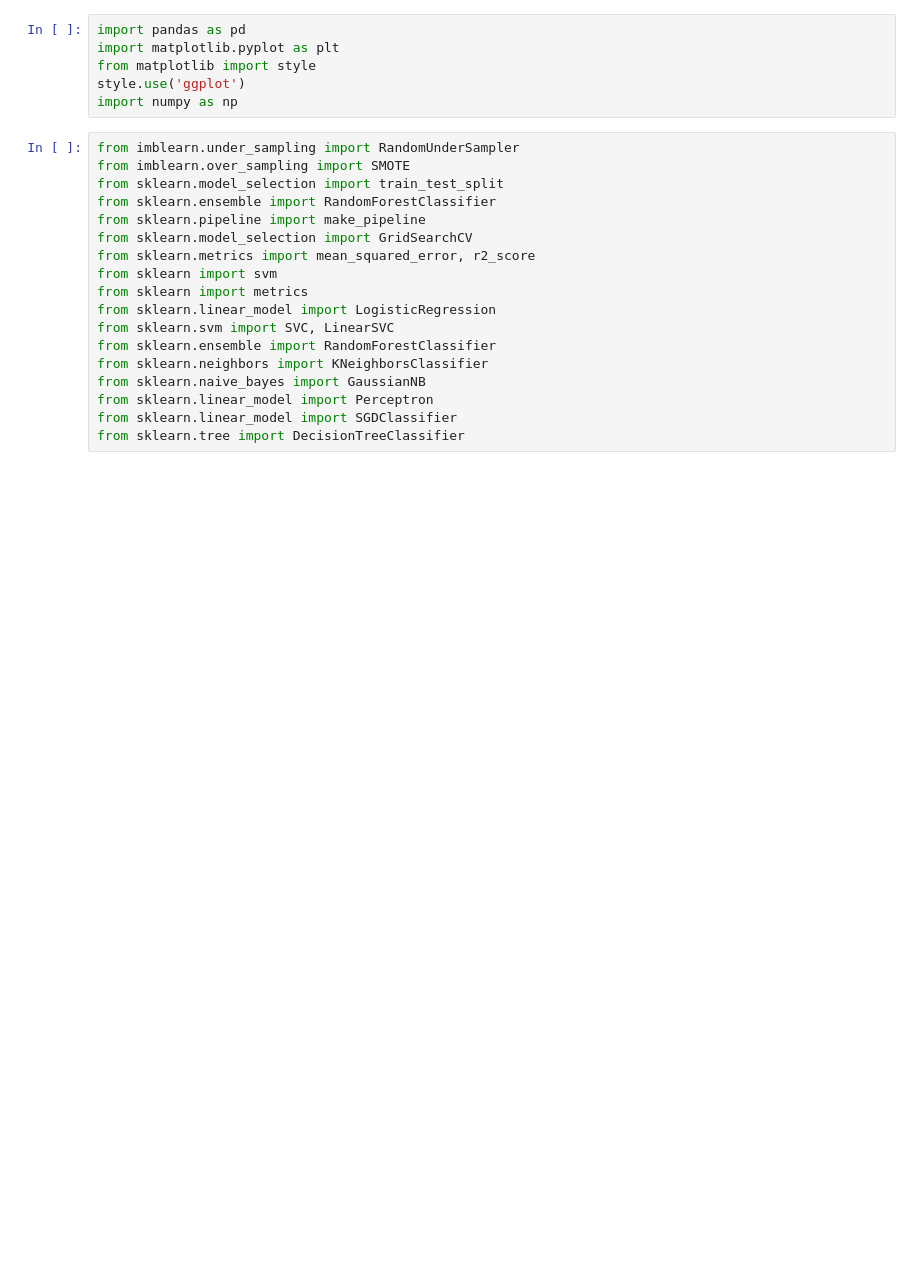
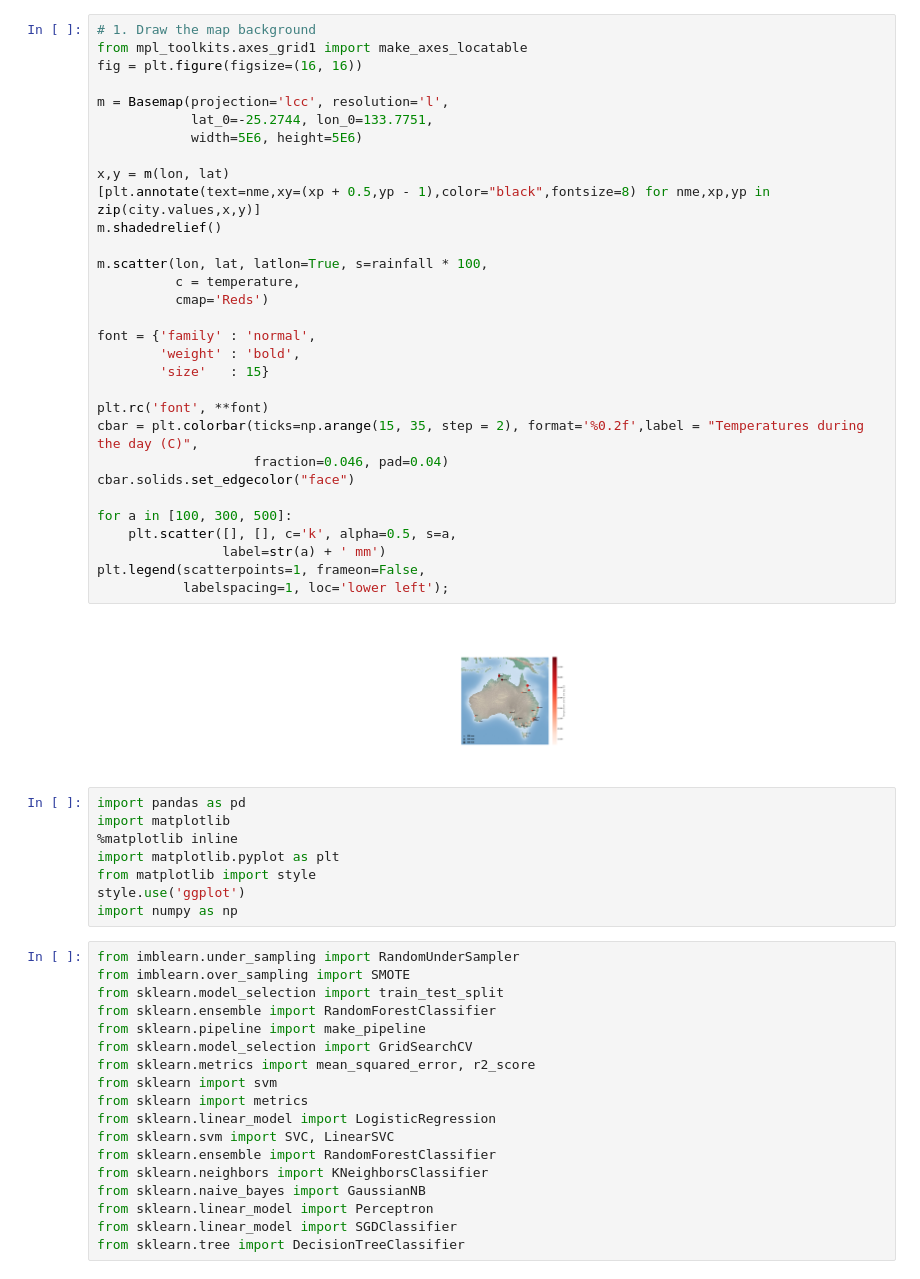
Before and after one commit to lcstrang/GWDCML, a Jupyter notebook: Hackathon_preprocessing.ipynb, the cells around one changed output. Saved outputs shown, nothing was run; the diff lists cells and outputs as text; blank space fills up the shorter version.

```diff
--- a/Hackathon_preprocessing.ipynb
+++ b/Hackathon_preprocessing.ipynb
@@ -1,5 +3,40 @@
+# %%
+# 1. Draw the map background
+from mpl_toolkits.axes_grid1 import make_axes_locatable
+fig = plt.figure(figsize=(16, 16))
+
+m = Basemap(projection='lcc', resolution='l',
+            lat_0=-25.2744, lon_0=133.7751,
+            width=5E6, height=5E6)
+
+x,y = m(lon, lat)
+[plt.annotate(text=nme,xy=(xp + 0.5,yp - 1),color="black",fontsize=8) for nme,xp,yp in zip(city.values,x,y)]
+m.shadedrelief()
+
+m.scatter(lon, lat, latlon=True, s=rainfall * 100,
+          c = temperature,
+          cmap='Reds')
+
+font = {'family' : 'normal',
+        'weight' : 'bold',
+        'size'   : 15}
+
+plt.rc('font', **font)
+cbar = plt.colorbar(ticks=np.arange(15, 35, step = 2), format='%0.2f',label = "Temperatures during the day (C)",
+                    fraction=0.046, pad=0.04)
+cbar.solids.set_edgecolor("face")
+
+for a in [100, 300, 500]:
+    plt.scatter([], [], c='k', alpha=0.5, s=a,
+                label=str(a) + ' mm')
+plt.legend(scatterpoints=1, frameon=False,
+           labelspacing=1, loc='lower left');
+# %% [output]
+[figure, added]
 # %%
 import pandas as pd
+import matplotlib
+%matplotlib inline
 import matplotlib.pyplot as plt
 from matplotlib import style
 style.use('ggplot')
```
Also changed, not shown: parts of 62 cells of this notebook, 8 other files.
